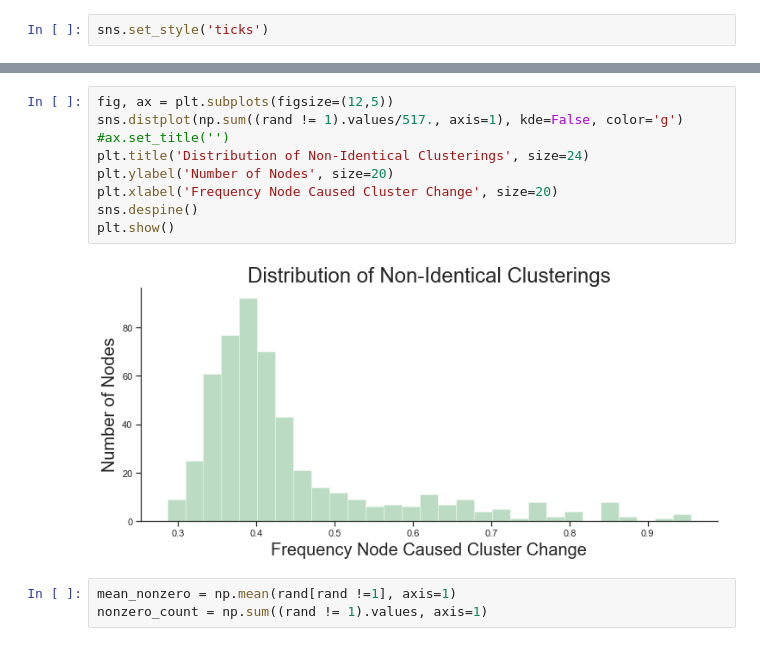
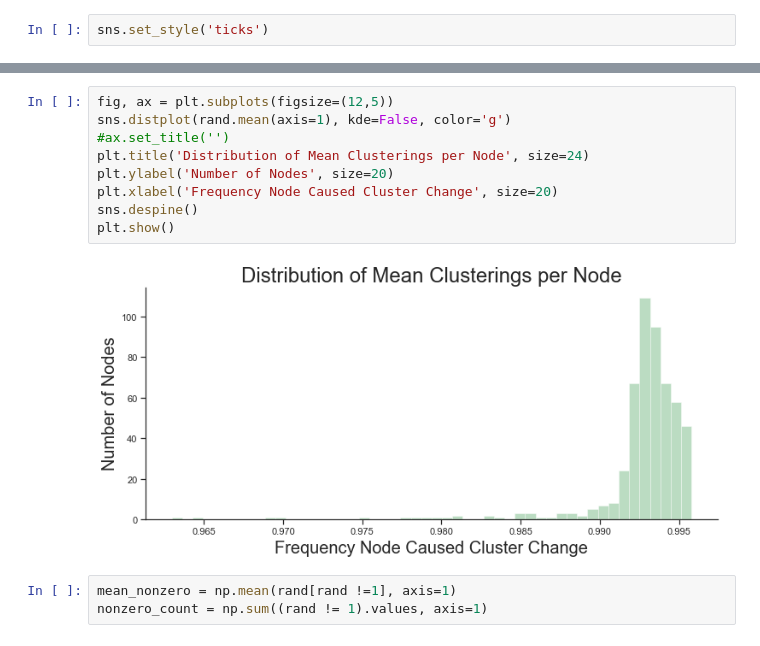
Before and after one commit to gomezlab/kinotypeClusteringAndRegression, a Jupyter notebook: src/network_11_analysisOfSensitivity.ipynb, the cells around one changed output, grey strips where cells are left out. Cells and saved outputs as stored; diff of their text form.

```diff
--- a/src/network_11_analysisOfSensitivity.ipynb
+++ b/src/network_11_analysisOfSensitivity.ipynb
@@ -43,14 +65,14 @@ sns.set_style('ticks')
 # %%
 fig, ax = plt.subplots(figsize=(12,5))
-sns.distplot(np.sum((rand != 1).values/517., axis=1), kde=False, color='g')
+sns.distplot(rand.mean(axis=1), kde=False, color='g')
 #ax.set_title('')
-plt.title('Distribution of Non-Identical Clusterings', size=24)
+plt.title('Distribution of Mean Clusterings per Node', size=24)
 plt.ylabel('Number of Nodes', size=20)
 plt.xlabel('Frequency Node Caused Cluster Change', size=20)
 sns.despine()
 plt.show()
 # %% [output]
-[figure, old version]
+[figure, new version]
 # %%
 mean_nonzero = np.mean(rand[rand !=1], axis=1)
 nonzero_count = np.sum((rand != 1).values, axis=1)
```
Also changed, not shown: parts of 23 cells of this notebook.
